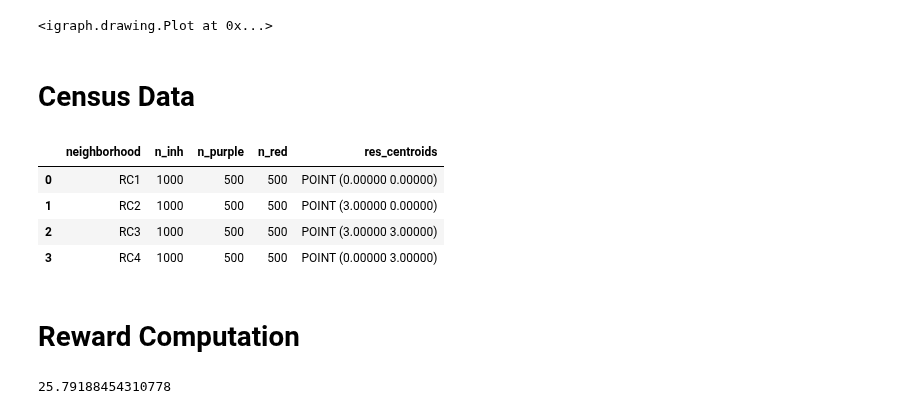
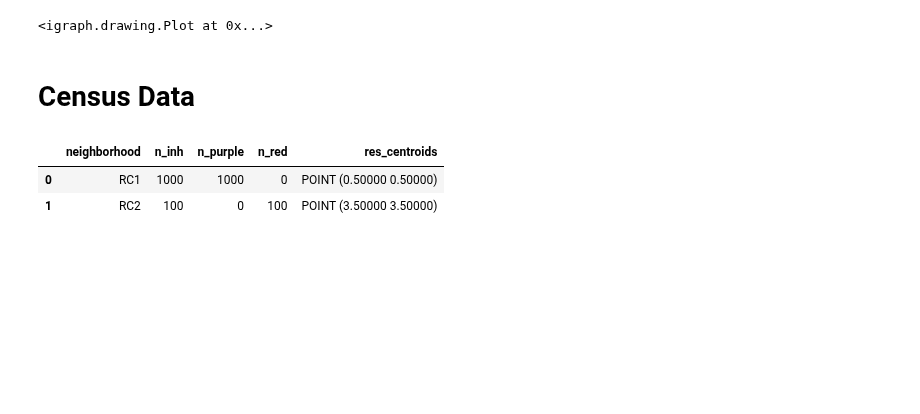
Before and after one commit to EquiCity/thesis, a Jupyter notebook: eda/notebooks/synthetic_dataset_1.ipynb, the cells around one changed output. Saved outputs shown, nothing was run; the diff lists cells and outputs as text; code cells hidden in the pictures; blank space fills up the shorter version.

```diff
--- a/eda/notebooks/synthetic_dataset_1.ipynb
+++ b/eda/notebooks/synthetic_dataset_1.ipynb
@@ -10,13 +10,13 @@ from matplotlib import pyplot as plt
 # %%
 g = ig.Graph(directed=True)
 # %%
-V_O = {f'RC{i+1}':i for i in range(4)}
+V_O = {f'RC{i+1}':i for i in range(2)}
 V_O_attr = {
     'name': [e for e in V_O.keys()],
-    'x': [0,3,3,0],
-    'y': [0,0,3,3],
-    'color': ['red','red','red','red'],
-    'type': 'res_node',
+    'x': [0.5, 3.5],
+    'y': [0.5, 3.5],
+    'color': ['purple', 'red'],
+    'type': 'res_node'
 }
 g.add_vertices(V_O.values(), V_O_attr)
 # %%
@@ -105,18 +102,16 @@ g.es['active'] = 1
 # %%
 data = {
     'neighborhood': V_O_attr['name'],
-    'n_inh': [1000,1000,1000,1000],
-    'n_purple': [500, 500, 500, 500],
-    'n_red':    [500, 500, 500, 500],
+    'n_inh': [1000,100],
+    'n_purple': [1000,0],
+    'n_red': [0,100],
     'res_centroids': gpd.points_from_xy(V_O_attr['x'], V_O_attr['y'])
 }
 
 gdf = gpd.GeoDataFrame(data, geometry='res_centroids')
 gdf
 # %% [output]
 |  | neighborhood | n_inh | n_purple | n_red | res_centroids |
-| 0 | RC1 | 1000 | 500 | 500 | POINT (0.00000 0.00000) |
-| 1 | RC2 | 1000 | 500 | 500 | POINT (3.00000 0.00000) |
-| 2 | RC3 | 1000 | 500 | 500 | POINT (3.00000 3.00000) |
-| 3 | RC4 | 1000 | 500 | 500 | POINT (0.00000 3.00000) |
+| 0 | RC1 | 1000 | 1000 | 0 | POINT (0.50000 0.50000) |
+| 1 | RC2 | 100 | 0 | 100 | POINT (3.50000 3.50000) |
 # %%
@@ -125,2 +119,0 @@ gdf
-# %% [markdown]
-# Reward Computation
@@ -134,4 +119,0 @@ r = EgalitarianTheilReward(census_data=census_data, com_threshold=15)
-# %%
-r.evaluate(g)
-# %% [output]
-25.79188454310778
```
Also changed, not shown: parts of 23 cells of this notebook, 54 other files.
